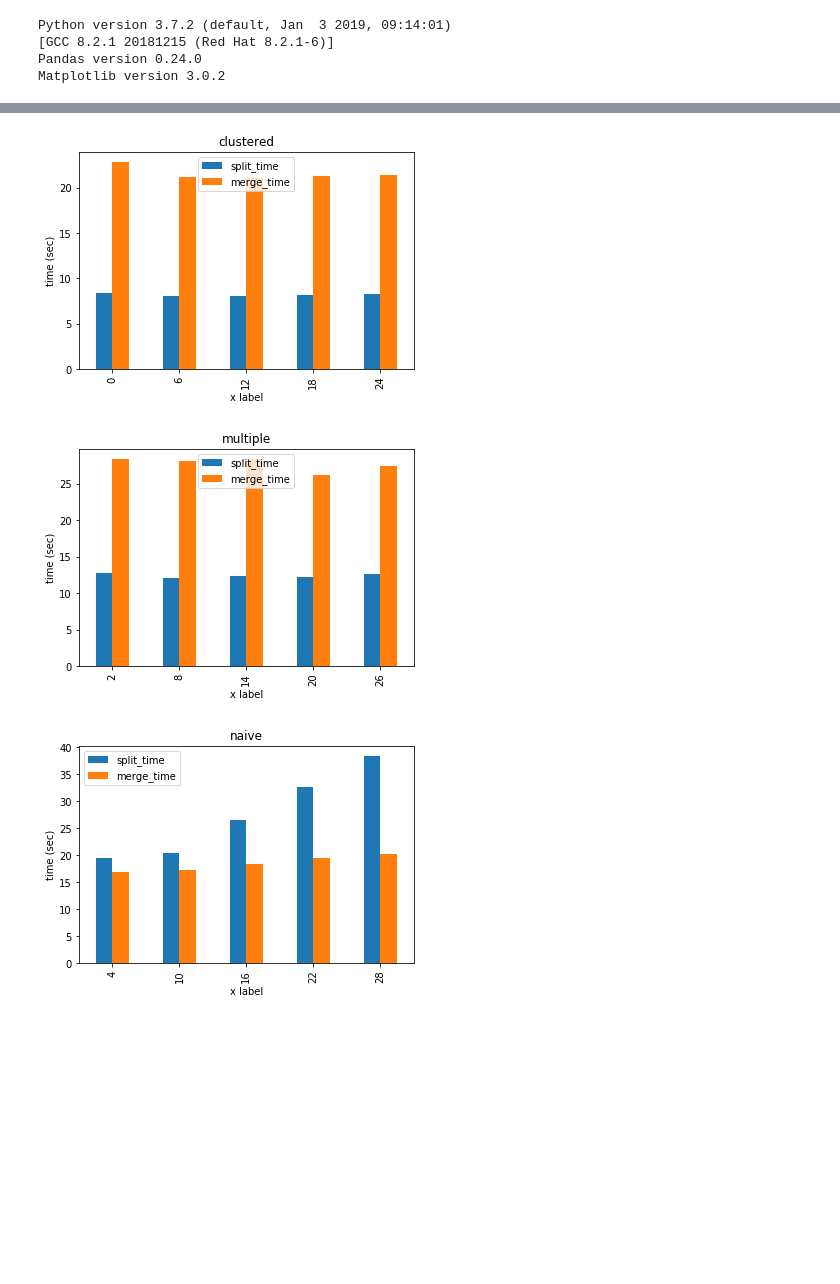
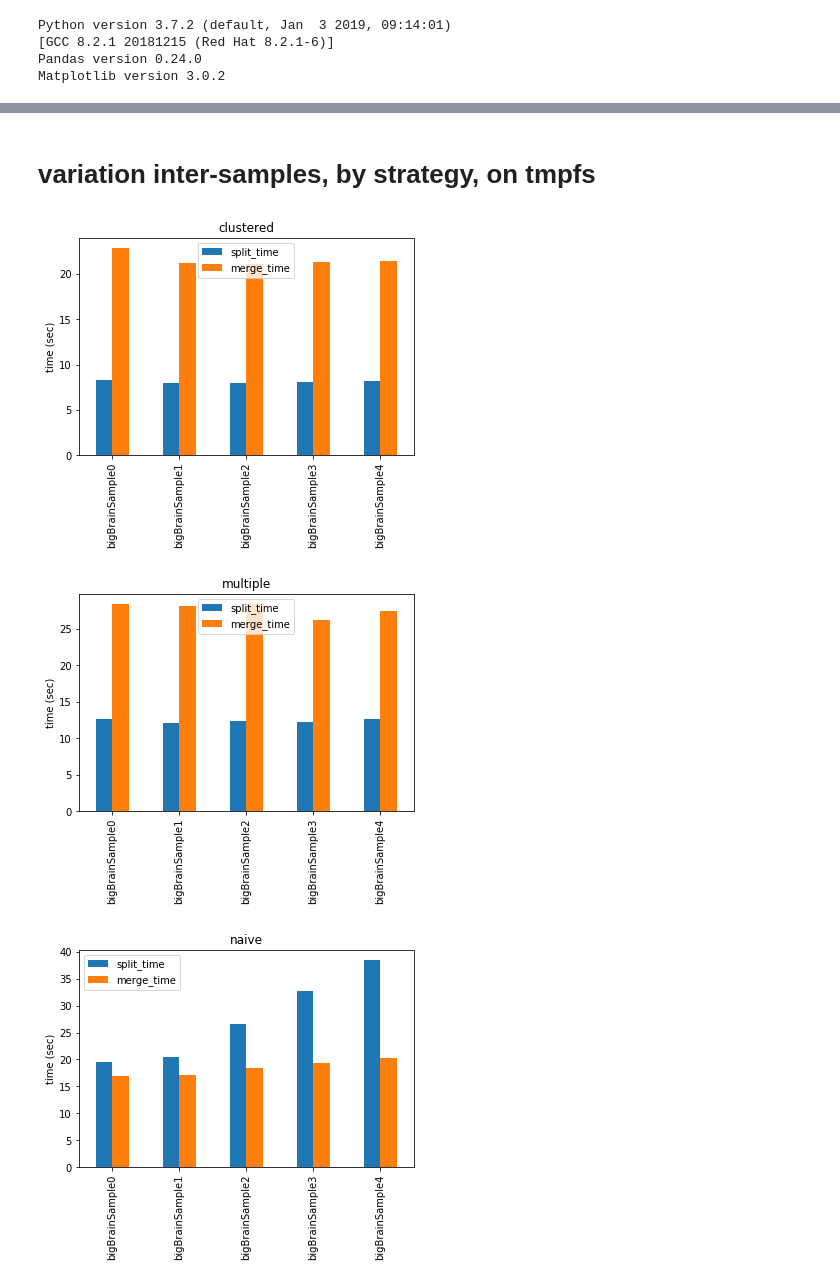
Before and after one commit to GTimothee/samActivities, a Jupyter notebook: experience1/plotted.ipynb, the cells around one changed output, grey strips where cells are left out. Cells and saved outputs as stored; diff of their text form; code cells hidden in the pictures; blank space fills up the shorter version.

Commit message:
first plots

```diff
--- a/experience1/plotted.ipynb
+++ b/experience1/plotted.ipynb
@@ -17,6 +17,7 @@ Matplotlib version 3.0.2
 filepath = 'output.csv'
 df = pd.read_csv(filepath)
 df['strategy'] = df['strategy'].map(lambda name : name.split('.')[1].lower())
+df['sample'] = df['sample'].map(lambda name : name.split('.')[0])
 df.head()
 # %% [output]
 |  | sample | hardware_type | file_system | strategy | split_time | merge_time | config_file |
@@ -28,16 +29,18 @@ df.head()
+# %% [markdown]
+# variation inter-samples, by strategy, on tmpfs
 # %%
 tmpfs=df[df['file_system'] == 'tmpfs']
 
-def plotByStrategy(strategyName, tmpfs):
-    tmpfs=tmpfs[tmpfs['strategy'] == strategyName]
-    axes = (tmpfs[['split_time','merge_time']]).plot(kind='bar', title=strategyName)
-    axes.set_xlabel("x label")
-    axes.set_ylabel("time (sec)")
+def plotByStrategy(strategyName, df_fs):
+    df_fs=df_fs[df_fs['strategy'] == strategyName]
+    ax = (df_fs[['split_time','merge_time']]).plot(kind='bar', title=strategyName)
+    ax.set_xticklabels(df_fs['sample'])
+    ax.set_ylabel("time (sec)")
 
 plotByStrategy('clustered', tmpfs)
 plotByStrategy('multiple', tmpfs)
 plotByStrategy('naive', tmpfs)
 # %% [output]
-[figure, old version]
+[figure, new version]
-[figure, old version]
+[figure, new version]
-[figure, old version]
+[figure, new version]
```
Also changed, not shown: parts of 3 cells of this notebook.
